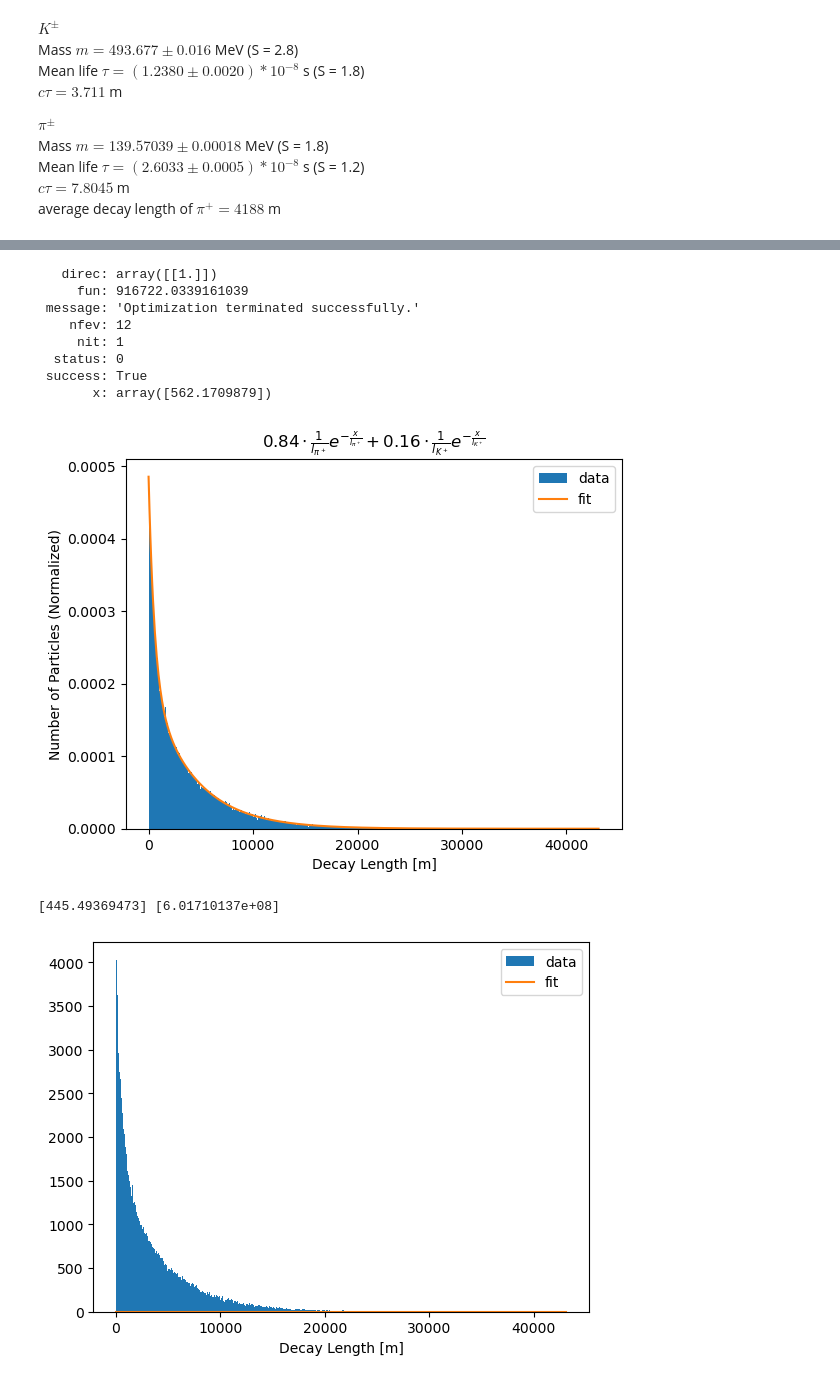
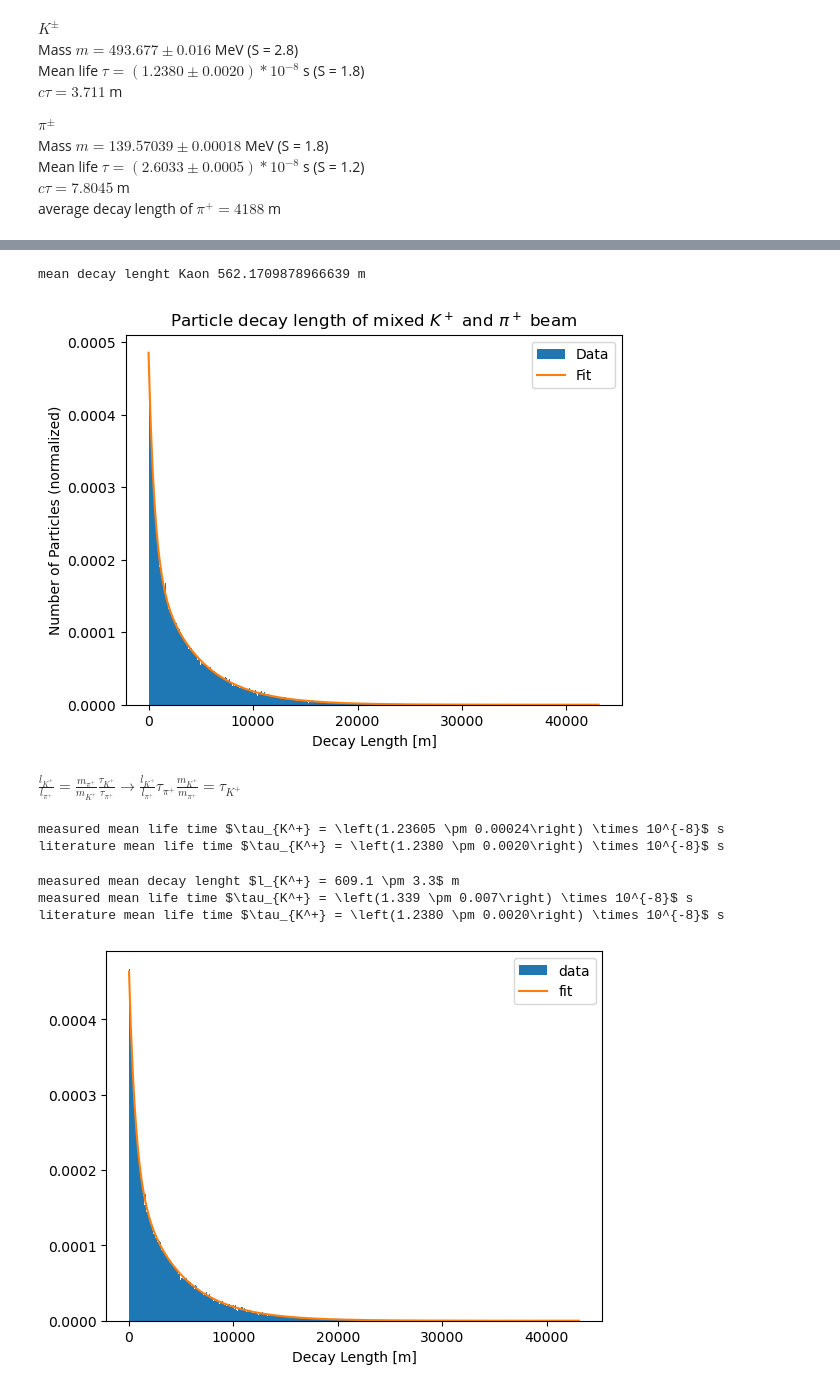
Before and after one commit to hausersamuel/Datenanalysis_II_project, a Jupyter notebook: average decay length.ipynb, the cells around one changed output, grey strips where cells are left out. Cells and saved outputs as stored; diff of their text form; code cells hidden in the pictures.

```diff
--- a/average decay length.ipynb
+++ b/average decay length.ipynb
@@ -30,7 +34,7 @@ def P(x, l_p):
 def K(x, l_k):
     return 1/l_k * np.exp(- 1/l_k * x)
 
-def PDF(x, l_k):
+def T(x, l_k):
     l_p = 4188 # m
     return 0.84 * P(x,l_p) + 0.16 * K(x,l_k)
 
@@ -40,7 +44,7 @@ def likelihood_of_data(data, l_k):
     '''
     log_of_likelihood = 0
     for x in data:
-        log_of_likelihood += np.log(PDF(x, l_k))
+        log_of_likelihood += np.log(T(x, l_k))
     return log_of_likelihood
 
 def function_to_minimize(variables, data):
@@ -51,14 +55,14 @@ def function_to_minimize(variables, data):
     l_k = variables[0]
     return -likelihood_of_data(data, l_k)
 # %%
-
 data = np.loadtxt('dec_lengths.txt')
 
-counts, bins, _ = plt.hist(data, bins=500, density=True, label='data')
+counts, bins, _ = plt.hist(data, bins=500, density=True, label='Data')
 xdata = bins[:-1]
 
 res = minimize(function_to_minimize, x0=[500], args=(data), method='Powell')
-print(res)
+mean_decay_lenght_Kaon = res.x[0]
+print(f'mean decay lenght Kaon {mean_decay_lenght_Kaon} m')
 
 # # Calculate the uncertainty in l_k
 # hessian = res.hess_inv
@@ -66,47 +70,69 @@ print(res)
 # l_k_uncertainty = np.sqrt(hessian[0,0])
 # print(f"Uncertainty in l_k: {l_k_uncertainty:.2f}")
 
-plt.plot(xdata,PDF(xdata, res.x[0]), label='fit')
+plt.plot(xdata,T(xdata, res.x[0]), label='Fit')
 plt.xlabel('Decay Length [m]')
 plt.ylabel('Number of Particles (normalized)')
-plt.title(r'$0.84 \cdot \frac{1}{l_{\pi^+}} e^{-\frac{x}{l_{\pi^+}}} + 0.16 \cdot \frac{1}{l_{K^+}} e^{-\frac{x}{l_{K^+}}}$')
+plt.title(r'Particle decay length of mixed $K^+$ and $\pi^+$ beam')
 plt.legend()
+plt.savefig('decay_length_of_mixed_beam.pdf')
 plt.show()
 # %% [output]
-   direc: array([[1.]])
-     fun: 916722.0339161039
- message: 'Optimization terminated successfully.'
-    nfev: 12
-     nit: 1
-  status: 0
- success: True
-       x: array([562.1709879])
+mean decay lenght Kaon 562.1709878966639 m
-[figure, old version]
+[figure, new version]
+# %% [markdown]
+$\frac{l_{K^+}}{l_{\pi^+}} = \frac{m_{\pi^+}}{m_{K^+}} \frac{\tau_{K^+}}{\tau_{\pi^+}} \rightarrow \frac{l_{K^+}}{l_{\pi^+}}  \tau_{\pi^+} \frac{m_{K^+}}{m_{\pi^+}} = \tau_{K^+} $
+# %%
+mean_decay_lenght_Kaon_uncertainty = 0 # TODO
+l_k = ufloat(mean_decay_lenght_Kaon,mean_decay_lenght_Kaon_uncertainty) # m
+l_p = ufloat(4188,0) # m
+m_k = ufloat(493.677, 0.016) # MeV
+m_p = ufloat(139.57039, 0.00018) # MeV
+tau_p = ufloat(2.6033e-8, 0.0005e-8) # s
+
+tau_k = l_k/l_p * tau_p * m_k/m_p
+print(r'measured mean life time $\tau_{K^+} =', '{:L}$'.format(tau_k), 's')
+print(r'literature mean life time $\tau_{K^+} = \left(1.2380 \pm 0.0020\right) \times 10^{-8}$ s')
+# %% [output]
+measured mean life time $\tau_{K^+} = \left(1.23605 \pm 0.00024\right) \times 10^{-8}$ s
+literature mean life time $\tau_{K^+} = \left(1.2380 \pm 0.0020\right) \times 10^{-8}$ s
 # %%
 data = np.loadtxt('dec_lengths.txt')
 
-counts, bins, _ = plt.hist(data,bins=500,density=False, label='data')
+counts, bins, _ = plt.hist(data,bins=500,density=True, label='data')
 xdata = bins[:-1]
 ydata = counts
 
 def PDF(x, l_k):
     def p(x, l_p):
         return 1/l_p * np.exp(- 1/l_p * x)
 
     def k(x, l_k):
         return 1/l_k * np.exp(- 1/l_k * x)
 
     l_p = 4188 # m
     return 0.84 * p(x,l_p) + 0.16 * k(x,l_k)
 
 opt_parms, parm_cov = curve_fit(PDF, xdata, ydata, p0=[500])
 perr = np.sqrt(np.diag(parm_cov))
-print(opt_parms, perr)
+
+l_k = ufloat(opt_parms[0],perr[0]) # m
+l_p = ufloat(4188,0) # m
+m_k = ufloat(493.677, 0.016) # MeV
+m_p = ufloat(139.57039, 0.00018) # MeV
+tau_p = ufloat(2.6033e-8, 0.0005e-8) # s
+print(r'measured mean decay lenght $l_{K^+} =', '{:L}$'.format(l_k), 'm')
+
+tau_k = l_k/l_p * tau_p * m_k/m_p
+print(r'measured mean life time $\tau_{K^+} =', '{:L}$'.format(tau_k), 's')
+print(r'literature mean life time $\tau_{K^+} = \left(1.2380 \pm 0.0020\right) \times 10^{-8}$ s')
 
 plt.plot(xdata, PDF(xdata, opt_parms[0]), label='fit')
 plt.xlabel('Decay Length [m]')
 plt.legend()
 plt.show()
 # %% [output]
-[445.49369473] [6.01710137e+08]
+measured mean decay lenght $l_{K^+} = 609.1 \pm 3.3$ m
+measured mean life time $\tau_{K^+} = \left(1.339 \pm 0.007\right) \times 10^{-8}$ s
+literature mean life time $\tau_{K^+} = \left(1.2380 \pm 0.0020\right) \times 10^{-8}$ s
-[figure, old version]
+[figure, new version]
```
Also changed, not shown: parts of 2 cells of this notebook, 4 other files.
